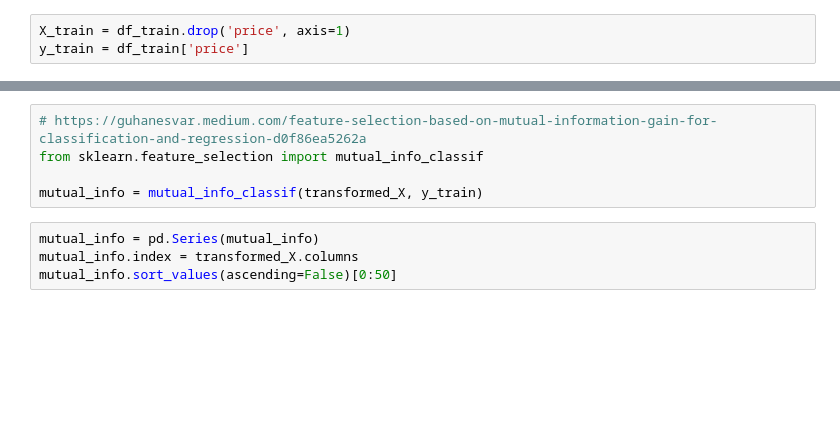
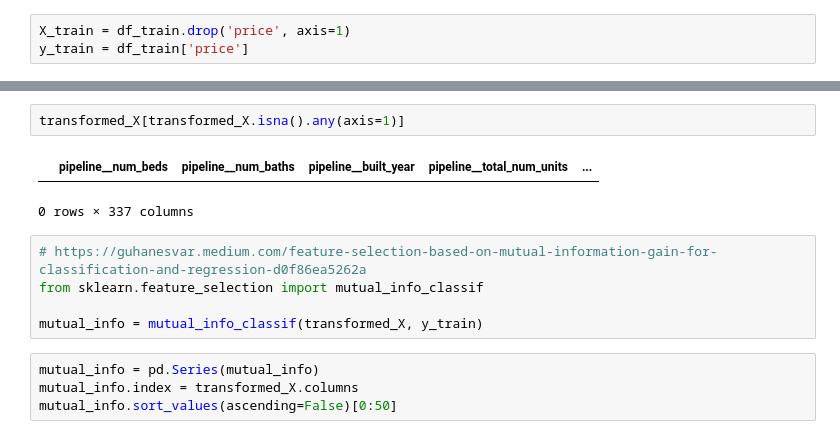
Before and after one commit to coby9241/cs5228-project, a Jupyter notebook: task1/Task1_Soedar-3-Features.ipynb, the cells around one changed output, grey strips where cells are left out. Drawn from its saved outputs; the diff is of its cells as text; blank space fills up the shorter version.

```diff
--- a/task1/Task1_Soedar-3-Features.ipynb
+++ b/task1/Task1_Soedar-3-Features.ipynb
@@ -134,3 +129,8 @@ transformed_X.head()
+# %%
+transformed_X[transformed_X.isna().any(axis=1)]
+# %% [output]
+|  | pipeline__num_beds | pipeline__num_baths | pipeline__built_year | pipeline__total_num_units | ... |
+0 rows × 337 columns
 # %%
 # https://guhanesvar.medium.com/feature-selection-based-on-mutual-information-gain-for-classification-and-regression-d0f86ea5262a
 from sklearn.feature_selection import mutual_info_classif
```
Also changed, not shown: parts of 8 cells of this notebook.
